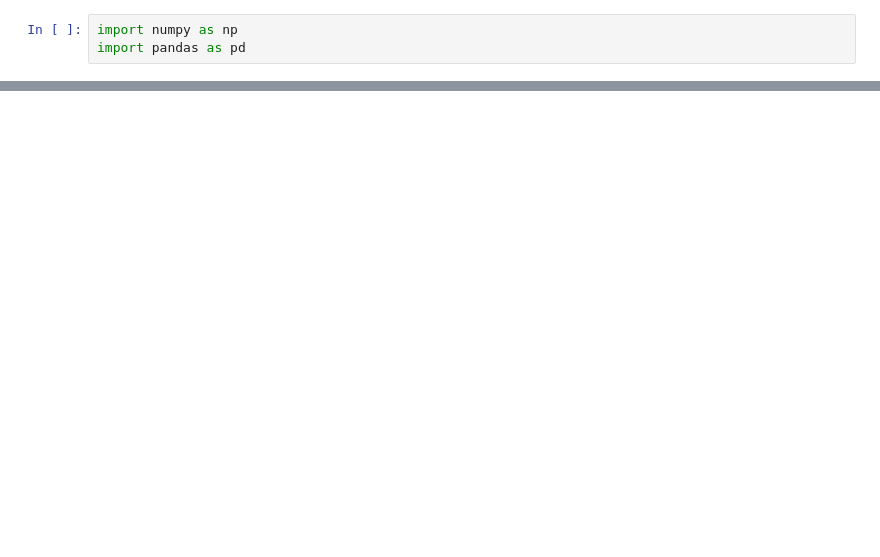
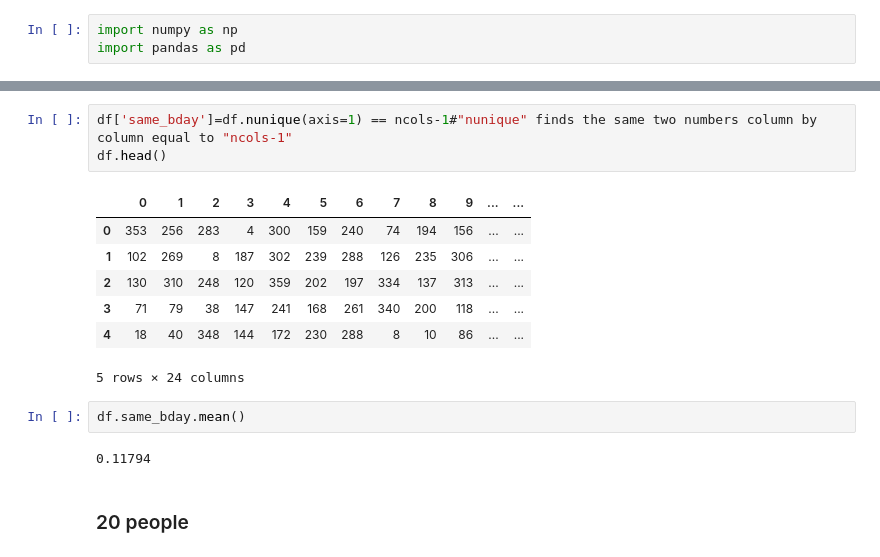
Before and after one commit to hrodjr/statistics-exercises, a Jupyter notebook: Simulation.ipynb, the cells around one changed output, grey strips where cells are left out. Drawn from its saved outputs; the diff is of its cells as text; blank space fills up the shorter version.

```diff
--- a/Simulation.ipynb
+++ b/Simulation.ipynb
@@ -37,0 +399,17 @@ array([False,  True,  True, False,  True,  True, False, False])
+# %%
+df['same_bday']=df.nunique(axis=1) == ncols-1#"nunique" finds the same two numbers column by column equal to "ncols-1"
+df.head()
+# %% [output]
+|  | 0 | 1 | 2 | 3 | 4 | 5 | 6 | 7 | 8 | 9 | ... | ... |
+| 0 | 353 | 256 | 283 | 4 | 300 | 159 | 240 | 74 | 194 | 156 | ... | ... |
+| 1 | 102 | 269 | 8 | 187 | 302 | 239 | 288 | 126 | 235 | 306 | ... | ... |
+| 2 | 130 | 310 | 248 | 120 | 359 | 202 | 197 | 334 | 137 | 313 | ... | ... |
+| 3 | 71 | 79 | 38 | 147 | 241 | 168 | 261 | 340 | 200 | 118 | ... | ... |
+| 4 | 18 | 40 | 348 | 144 | 172 | 230 | 288 | 8 | 10 | 86 | ... | ... |
+5 rows × 24 columns
+# %%
+df.same_bday.mean()
+# %% [output]
+0.11794
+# %% [markdown]
+### 20 people
```
Also changed, not shown: parts of 50 cells of this notebook.
